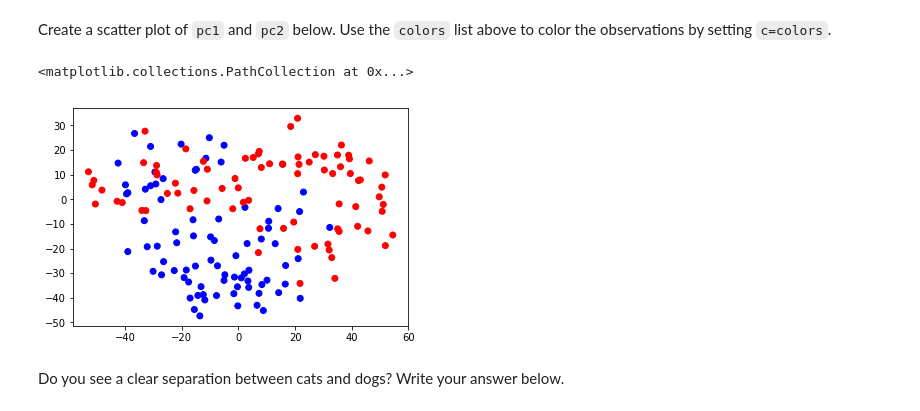
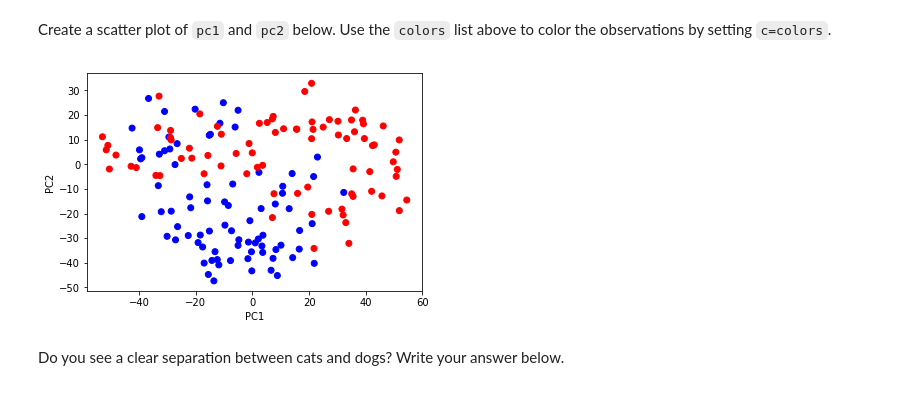
Before and after one commit to julie-grange/ironhack-datalabs-dataparis0619-pt, a Jupyter notebook: module-2/lab-pca/your-code/main.ipynb, the cells around one changed output. Cells and saved outputs as stored; diff of their text form; code cells hidden in the pictures.

```diff
--- a/module-2/lab-pca/your-code/main.ipynb
+++ b/module-2/lab-pca/your-code/main.ipynb
@@ -197,9 +197,12 @@ Create a scatter plot of `pc1` and `pc2` below. Use the `colors` list above to c
 # %%
 # Your code here:
 
 plt.scatter("pc1", "pc2", data=df, c=labels)
+plt.xlabel("PC1")
+plt.ylabel("PC2")
+
+plt.show()
 # %% [output]
-<matplotlib.collections.PathCollection at 0x...>
-[figure, old version]
+[figure, new version]
 # %% [markdown]
 Do you see a clear separation between cats and dogs? Write your answer below.
```
Also changed, not shown: parts of 2 cells of this notebook.
